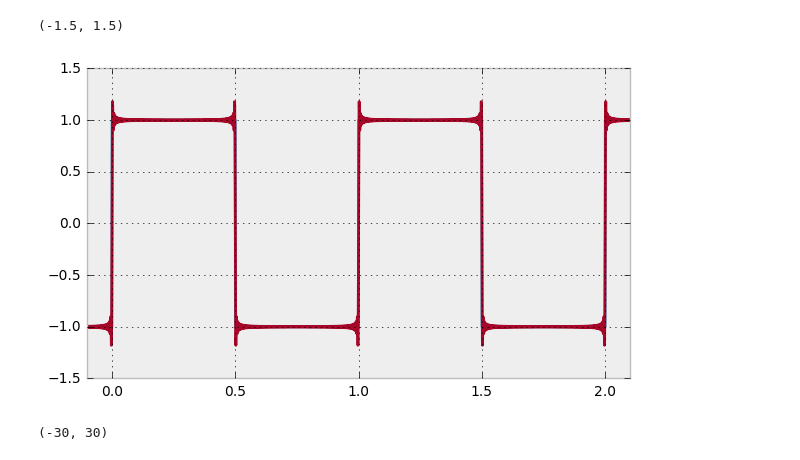
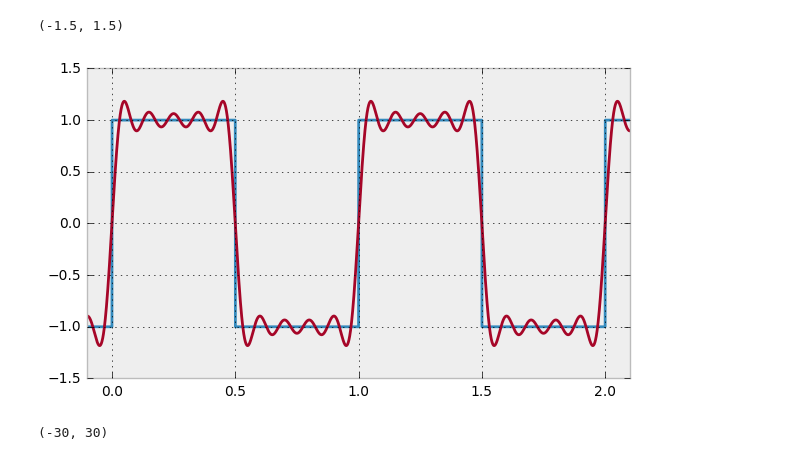
Before and after one commit to doksa/dsp-notebooks, a Jupyter notebook: Week2.ipynb, the cells around one changed output. Saved outputs shown, nothing was run; the diff lists cells and outputs as text; code cells hidden in the pictures.

```diff
--- a/Week2.ipynb
+++ b/Week2.ipynb
@@ -10,28 +8,31 @@ from IPython.display import Audio
 import matplotlib
 import matplotlib.pyplot as plt
 plt.style.use('bmh')
-# %%
-T = 1
-om0 = 2*np.pi / T
-t = np.arange(-T, 3*T, .0005)
-
-
-fig = plt.figure(figsize=(7, 4))
-
-plt.plot(t, np.sign(np.sin(om0*t)))
-# plt.plot(t, 4/np.pi * np.sin(om0*t))
-# plt.plot(t, 4/np.pi * (np.sin(om0*t) + 1/3 * np.sin(3*om0*t)))
-# plt.plot(t, 4/np.pi * (np.sin(om0*t) + 1/3 * np.sin(3*om0*t) + 1/5 * np.sin(5*om0*t)))
-
-xx = np.zeros(t.shape)If
-for l in range(100):
-    xx += 4/np.pi * 1 / (2*l + 1) * np.sin((2*l + 1)*om0*t)
-plt.plot(t, xx)
-
-
-plt.xlim(-.1, 2.1)
-plt.ylim(-1.5, 1.5)
-# %% [output]
-(-1.5, 1.5)
-[figure, removed]
+# %%
+# Approximating a square wave by partial sums of its Fourier series
+
+T = 1
+om0 = 2*np.pi / T
+t = np.arange(-T, 3*T, .0005)
+
+# number of odd harmonics to add together
+Q = 5
+
+# compute the approximation
+xx = np.zeros(t.shape)
+for l in range(Q):
+    xx += 4/np.pi * 1 / (2*l + 1) * np.sin((2*l + 1)*om0*t)
+
+
+# do some plotting
+fig = plt.figure(figsize=(7, 4))
+
+plt.plot(t, np.sign(np.sin(om0*t))) # square wave
+plt.plot(t, xx)                     # approximation
+
+plt.xlim(-.1, 2.1)
+plt.ylim(-1.5, 1.5)
+# %% [output]
+(-1.5, 1.5)
+[figure, added]
 # %%
```
Also changed, not shown: parts of 2 cells of this notebook, 1 other file.
